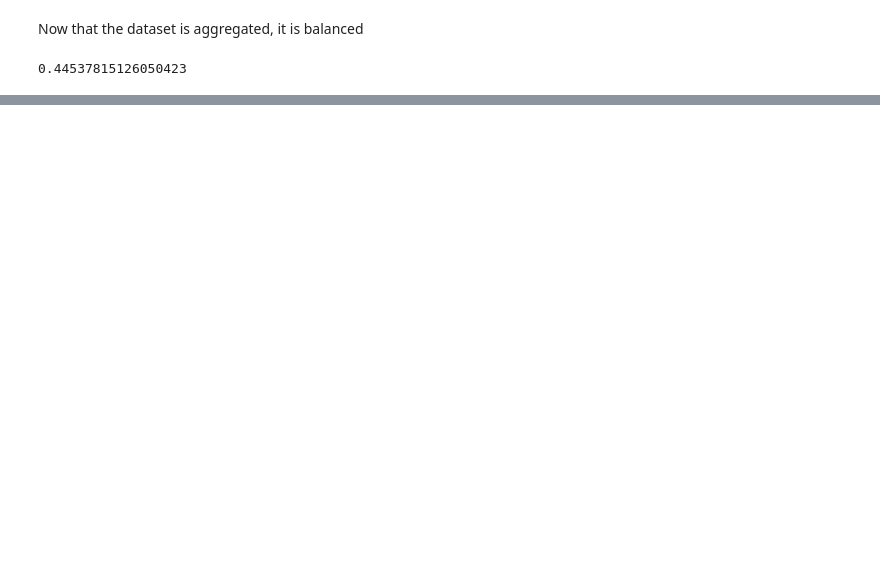
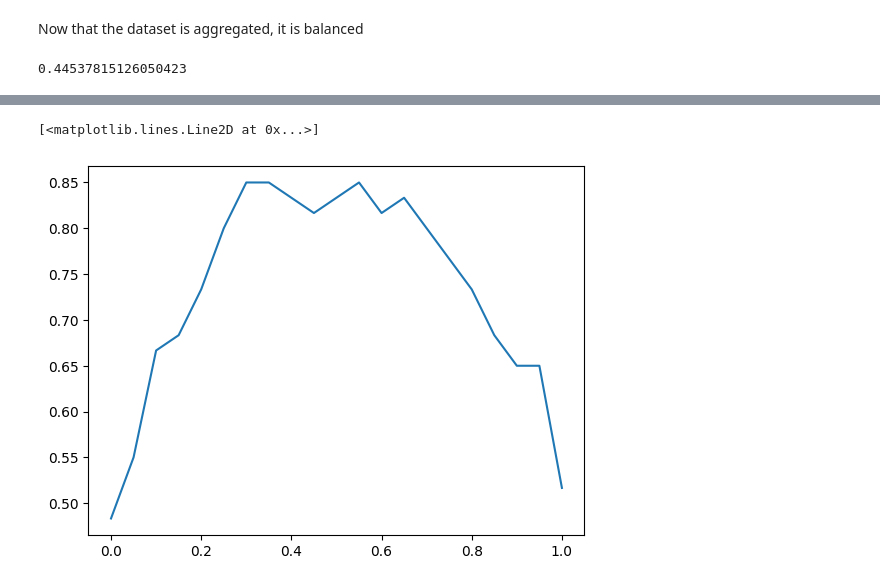
Before and after one commit to RaufHood/Brain-hemorrhage-predictor, a Jupyter notebook: risk_predictor.ipynb, the cells around one changed output, grey strips where cells are left out. Cells and saved outputs as stored; diff of their text form; code cells hidden in the pictures; blank space fills up the shorter version.

```diff
--- a/risk_predictor.ipynb
+++ b/risk_predictor.ipynb
@@ -583,2 +216,0 @@ IndexError: tuple index out of range
-# %%
-model.fit(X_train, y_train, epochs=100, batch_size=32, validation_split=0.2)
@@ -645,0 +286,7 @@ y_train.shape
+# %%
+train_dicts = df_train.to_dict(orient='records')
+dv = DictVectorizer(sparse = False)
+X_train = dv.fit_transform(train_dicts)
+# %%
+val_dicts = df_val.to_dict(orient='records')
+X_val  = dv.transform(val_dicts)
@@ -645,0 +300,6 @@ y_train.shape
+# %%
+model = LogisticRegression()
+model.fit(X_train, y_train)
+y_pred = model.predict_proba(X_val)[:,1]
+auc = roc_auc_score(y_val, y_pred)
+auc
@@ -645,0 +336,14 @@ y_train.shape
+# %%
+# Find the right decision threshold
+threshold = np.linspace(0,1,21) # first last, size#
+scores = []
+for t in threshold:
+    churn_decision = (y_pred>= t)
+    score = (y_val == churn_decision).mean()
+    #print('for threshold', t, 'score', score)
+    #print('%.2f %.3f' % (t, score))
+    scores.append(score)
+plt.plot(threshold, scores)
+# %% [output]
+[<matplotlib.lines.Line2D at 0x...>]
+[figure, added]
```
Also changed, not shown: parts of 118 cells of this notebook.
